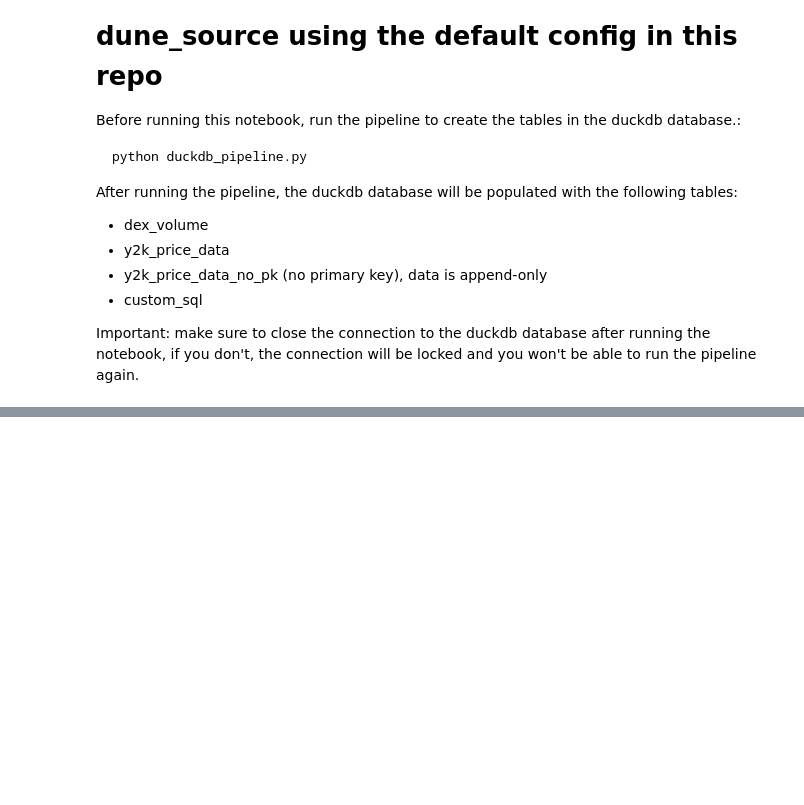
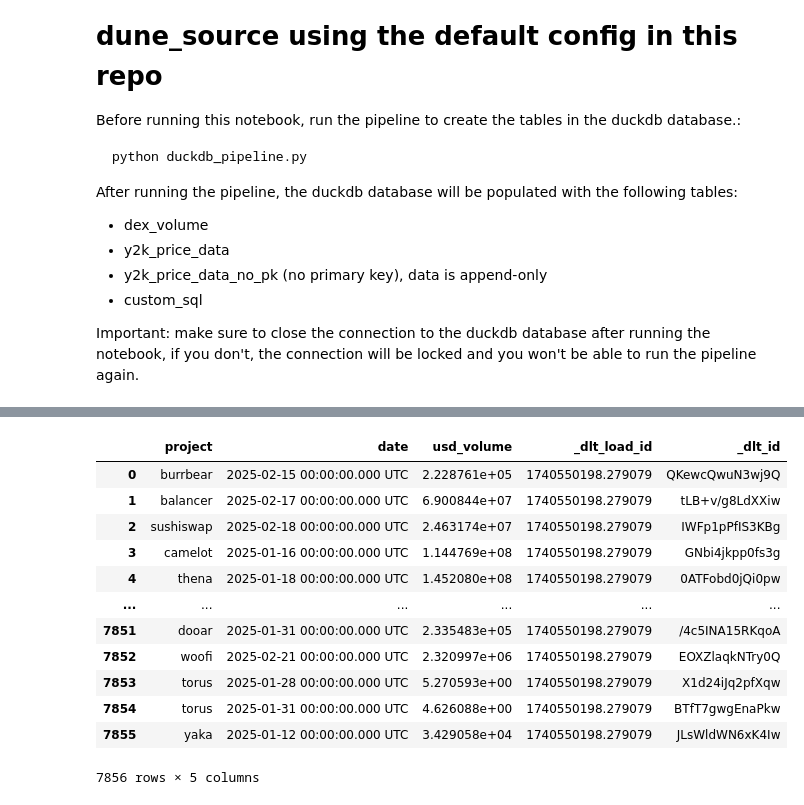
Before and after one commit to swang2016/dune-lt, a Jupyter notebook: examine_tables.ipynb, the cells around one changed output, grey strips where cells are left out. Saved outputs shown, nothing was run; the diff lists cells and outputs as text; code cells hidden in the pictures; blank space fills up the shorter version.

Commit message:
WIP of getting incremental to actually work

```diff
--- a/examine_tables.ipynb
+++ b/examine_tables.ipynb
@@ -34,2 +34,18 @@ db.execute("select * from dune.dex_volume").fetchdf()
+# %%
+db.execute("select * from dune_queries.dex_volume_incremental").fetchdf()
+# %% [output]
+|  | project | date | usd_volume | _dlt_load_id | _dlt_id |
+| 0 | burrbear | 2025-02-15 00:00:00.000 UTC | 2.228761e+05 | 1740550198.279079 | QKewcQwuN3wj9Q |
+| 1 | balancer | 2025-02-17 00:00:00.000 UTC | 6.900844e+07 | 1740550198.279079 | tLB+v/g8LdXXiw |
+| 2 | sushiswap | 2025-02-18 00:00:00.000 UTC | 2.463174e+07 | 1740550198.279079 | IWFp1pPfIS3KBg |
+| 3 | camelot | 2025-01-16 00:00:00.000 UTC | 1.144769e+08 | 1740550198.279079 | GNbi4jkpp0fs3g |
+| 4 | thena | 2025-01-18 00:00:00.000 UTC | 1.452080e+08 | 1740550198.279079 | 0ATFobd0jQi0pw |
+| ... | ... | ... | ... | ... | ... |
+| 7851 | dooar | 2025-01-31 00:00:00.000 UTC | 2.335483e+05 | 1740550198.279079 | /4c5INA15RKqoA |
+| 7852 | woofi | 2025-02-21 00:00:00.000 UTC | 2.320997e+06 | 1740550198.279079 | EOXZlaqkNTry0Q |
+| 7853 | torus | 2025-01-28 00:00:00.000 UTC | 5.270593e+00 | 1740550198.279079 | X1d24iJq2pfXqw |
+| 7854 | torus | 2025-01-31 00:00:00.000 UTC | 4.626088e+00 | 1740550198.279079 | BTfT7gwgEnaPkw |
+| 7855 | yaka | 2025-01-12 00:00:00.000 UTC | 3.429058e+04 | 1740550198.279079 | JLsWldWN6xK4Iw |
+7856 rows × 5 columns
 # %%
 # y2k_price_data
```
Also changed, not shown: parts of 4 cells of this notebook, 3 other files.
